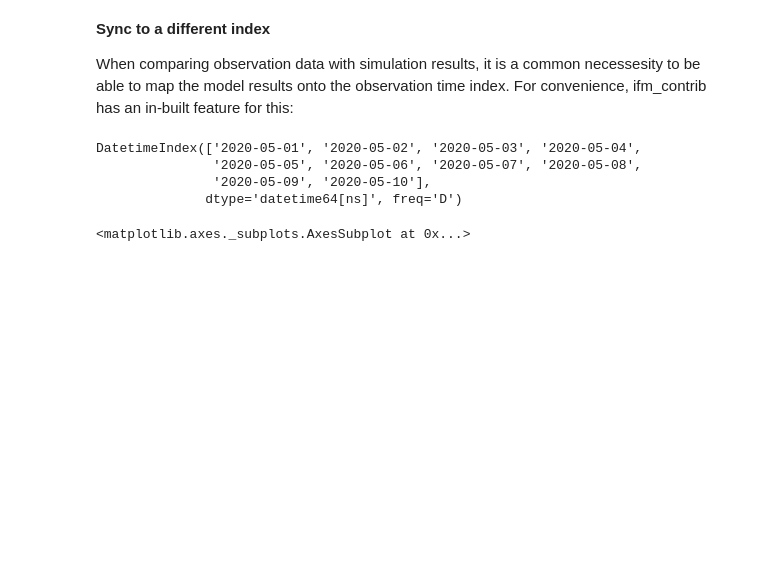
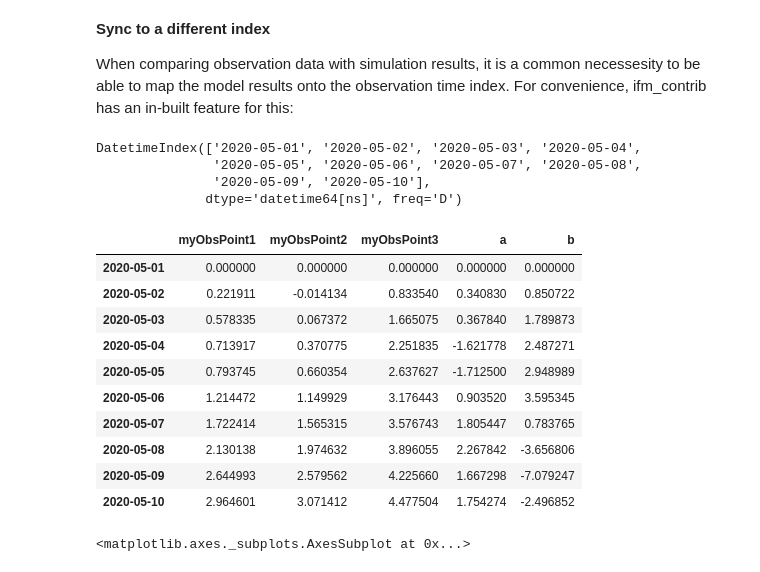
Before and after one commit to red5alex/ifm_contrib, a Jupyter notebook: doc/Notebooks/getting_started.ipynb, the cells around one changed output. Drawn from its saved outputs; the diff is of its cells as text; code cells hidden in the pictures; blank space fills up the shorter version.

```diff
--- a/doc/Notebooks/getting_started.ipynb
+++ b/doc/Notebooks/getting_started.ipynb
@@ -481,4 +501,20 @@ DatetimeIndex(['2020-05-01', '2020-05-02', '2020-05-03', '2020-05-04',
                '2020-05-05', '2020-05-06', '2020-05-07', '2020-05-08',
                '2020-05-09', '2020-05-10'],
               dtype='datetime64[ns]', freq='D')
+# %%
+# then we inject this in
+df_observation_axis = doc.c.hist.df.history(ifm.Enum.HIST_HEAD, sync_to_index=observation_index)
+df_observation_axis
+# %% [output]
+|  | myObsPoint1 | myObsPoint2 | myObsPoint3 | a | b |
+| 2020-05-01 | 0.000000 | 0.000000 | 0.000000 | 0.000000 | 0.000000 |
+| 2020-05-02 | 0.221911 | -0.014134 | 0.833540 | 0.340830 | 0.850722 |
+| 2020-05-03 | 0.578335 | 0.067372 | 1.665075 | 0.367840 | 1.789873 |
+| 2020-05-04 | 0.713917 | 0.370775 | 2.251835 | -1.621778 | 2.487271 |
+| 2020-05-05 | 0.793745 | 0.660354 | 2.637627 | -1.712500 | 2.948989 |
+| 2020-05-06 | 1.214472 | 1.149929 | 3.176443 | 0.903520 | 3.595345 |
+| 2020-05-07 | 1.722414 | 1.565315 | 3.576743 | 1.805447 | 0.783765 |
+| 2020-05-08 | 2.130138 | 1.974632 | 3.896055 | 2.267842 | -3.656806 |
+| 2020-05-09 | 2.644993 | 2.579562 | 4.225660 | 1.667298 | -7.079247 |
+| 2020-05-10 | 2.964601 | 3.071412 | 4.477504 | 1.754274 | -2.496852 |
 # %%
```
Also changed, not shown: parts of 5 cells of this notebook.
